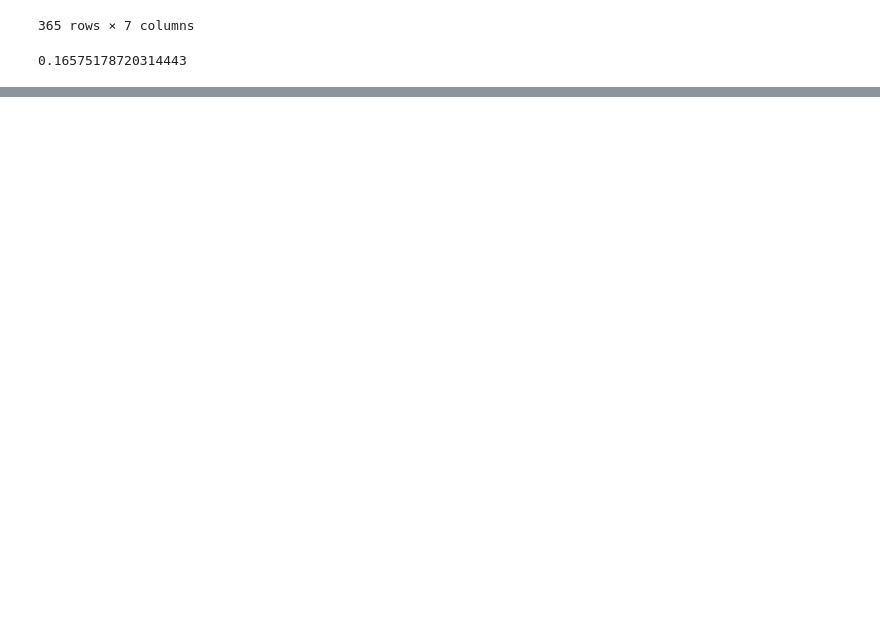
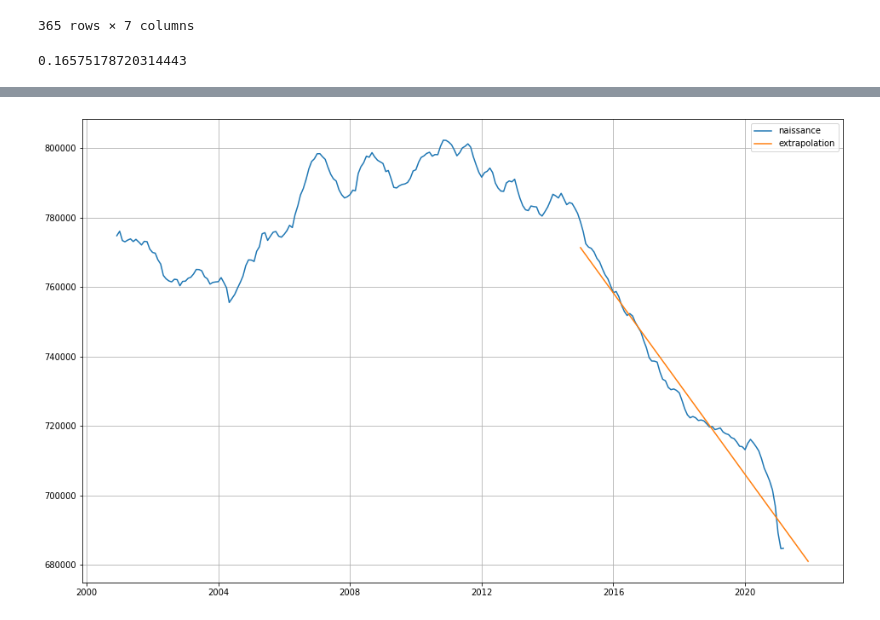
Before and after one commit to makiwara-fr/covid19-analyse, a Jupyter notebook: fr_deaths-2021.ipynb, the cells around one changed output, grey strips where cells are left out. Cells and saved outputs as stored; diff of their text form; code cells hidden in the pictures; blank space fills up the shorter version.

Commit message:
comparaison impact naissance

```diff
--- a/fr_deaths-2021.ipynb
+++ b/fr_deaths-2021.ipynb
@@ -735,0 +740,15 @@ fig_cum.savefig("deces_cum_fr-2021-"+ str(date.today()) +".png")
+# %%
+rolling_annual_birth = naissance_ts.rolling(12).sum()
+rolling_annual_birth.drop(['annee','mois'], axis=1, inplace=True)
+# %%
+estimated_birth = estimate_impact(rolling_annual_birth, "2015-01-01", "2019-12-31", 'naissance', 'estimated_birth')
+# %%
+fig, ax = plt.subplots(figsize=(16,10))
+ax.plot(rolling_annual_birth['naissance'], label='naissance')
+ax.plot(estimated_birth, label='extrapolation')
+
+ax.legend()
+ax.grid()
+plt.show()
+# %% [output]
+[figure, added]
```
Also changed, not shown: parts of 37 cells of this notebook.
